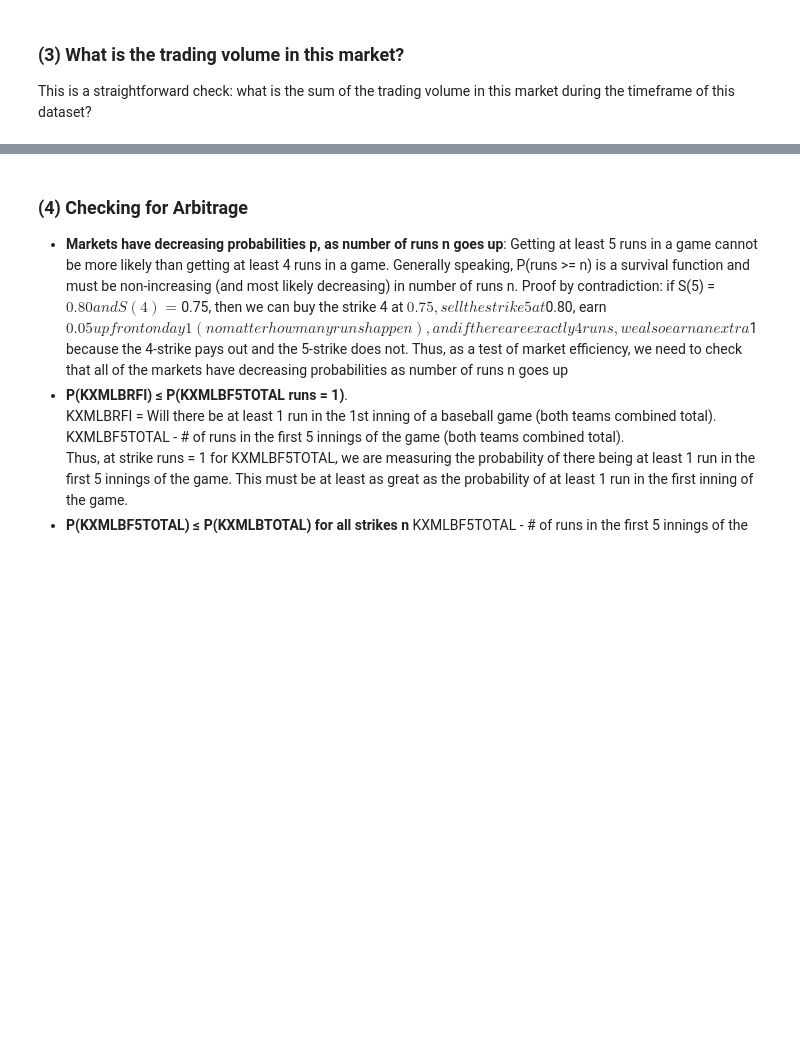
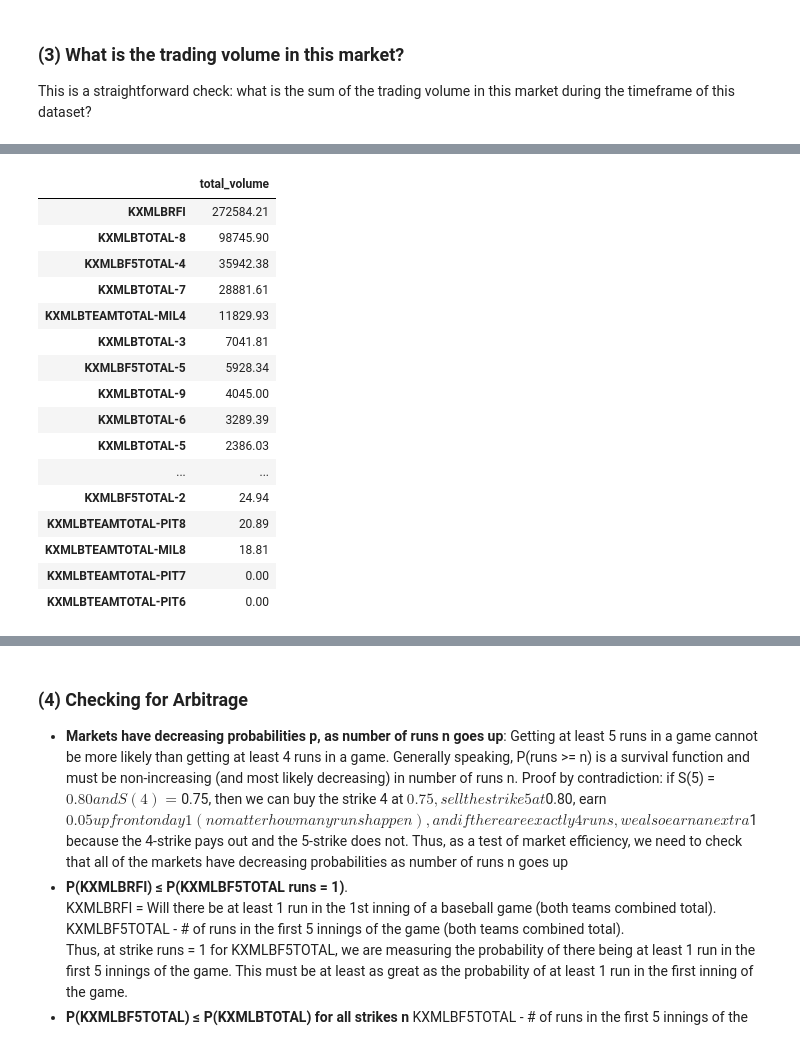
Before and after one commit to jzl4/prediction_market_project, a Jupyter notebook: q1_market_efficiency_new.ipynb, the cells around one changed output, grey strips where cells are left out. Saved outputs shown, nothing was run; the diff lists cells and outputs as text; code cells hidden in the pictures; blank space fills up the shorter version.

```diff
--- a/q1_market_efficiency_new.ipynb
+++ b/q1_market_efficiency_new.ipynb
@@ -53,0 +148,29 @@ This is a straightforward check: what is the sum of the trading volume in this m
+# %%
+# (3) Total quantity traded, one market at a time.
+# Sliced from the TRADES frame, and a market with no trades at all yields 0.
+volume = pd.Series(
+    {short(m): total_contracts_traded(df_trades[df_trades["native_id"] == m])
+     for m in MARKETS},
+    name = "volume",
+)
+
+# Higher is better
+volume.sort_values(ascending = False).round(2).to_frame("total_volume")
+# %% [output]
+|  | total_volume |
+| KXMLBRFI | 272584.21 |
+| KXMLBTOTAL-8 | 98745.90 |
+| KXMLBF5TOTAL-4 | 35942.38 |
+| KXMLBTOTAL-7 | 28881.61 |
+| KXMLBTEAMTOTAL-MIL4 | 11829.93 |
+| KXMLBTOTAL-3 | 7041.81 |
+| KXMLBF5TOTAL-5 | 5928.34 |
+| KXMLBTOTAL-9 | 4045.00 |
+| KXMLBTOTAL-6 | 3289.39 |
+| KXMLBTOTAL-5 | 2386.03 |
+| ... | ... |
+| KXMLBF5TOTAL-2 | 24.94 |
+| KXMLBTEAMTOTAL-PIT8 | 20.89 |
+| KXMLBTEAMTOTAL-MIL8 | 18.81 |
+| KXMLBTEAMTOTAL-PIT7 | 0.00 |
+| KXMLBTEAMTOTAL-PIT6 | 0.00 |
```
Also changed, not shown: parts of 8 cells of this notebook, 1 other file.
